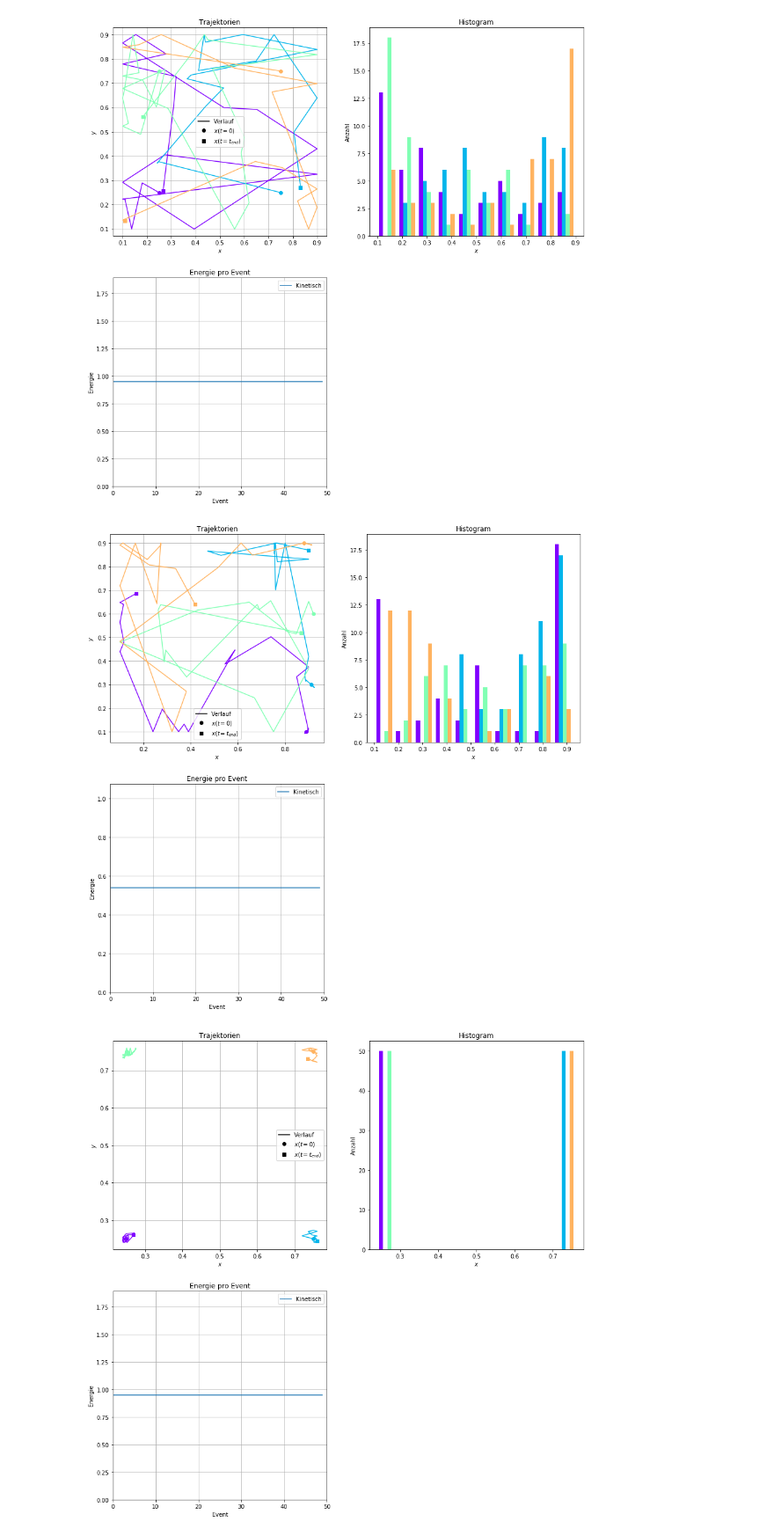
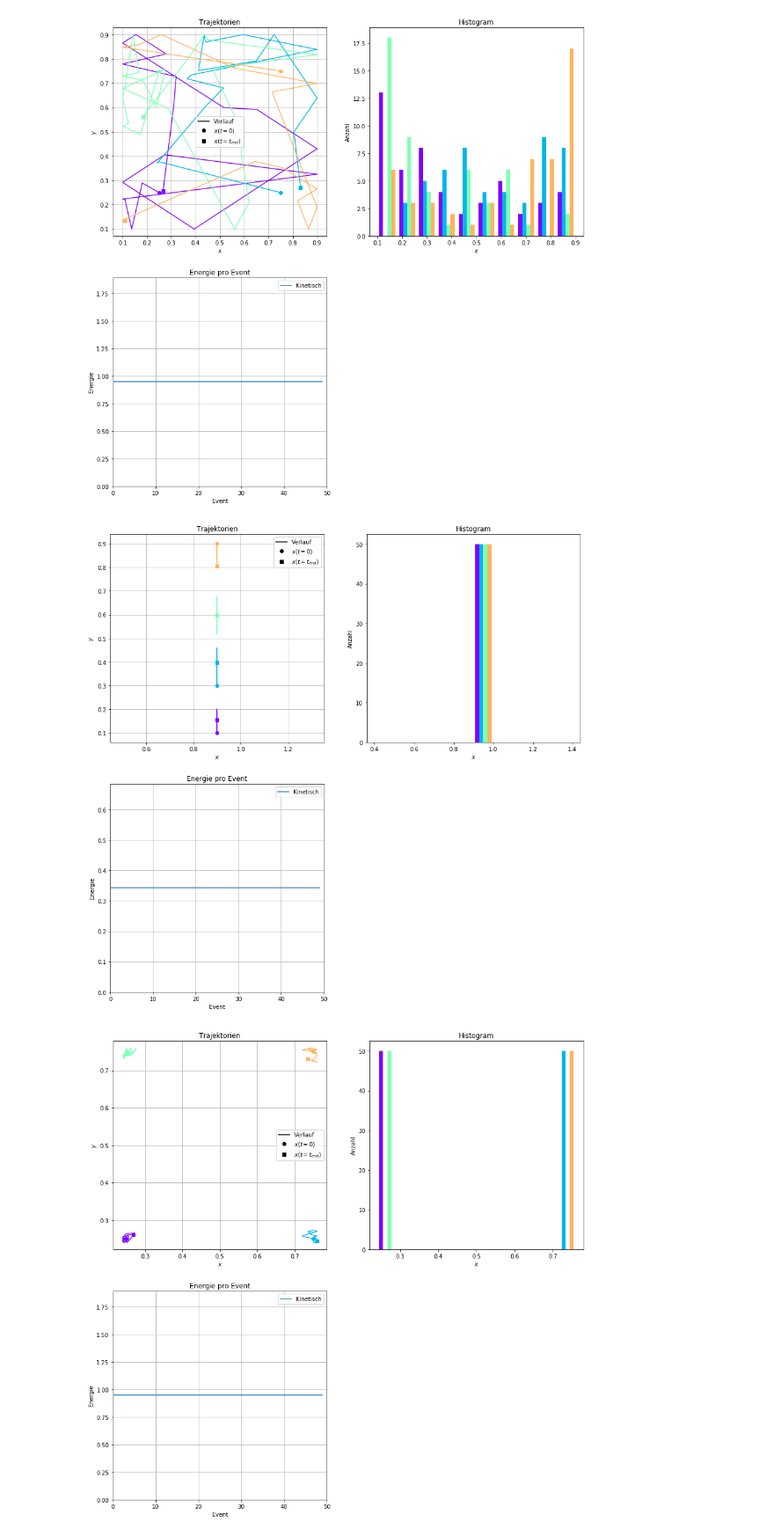
Before and after one commit to darenegade/modellbildung, a Jupyter notebook: Abgabe 4/Abgabe 4.ipynb, the cells around one changed output. Shown at 88% size. Cells and saved outputs as stored; diff of their text form; code cells hidden in the pictures.

```diff
--- a/Abgabe 4/Abgabe 4.ipynb
+++ b/Abgabe 4/Abgabe 4.ipynb
@@ -146,14 +149,14 @@ plotMD(xhist, vhist, vkinHist)
 [figure]
 # %%
 pos = [[0.9, 0.1], [0.9, 0.3], [0.9, 0.6], [0.9, 0.9]]
-vel = [[0.1, 0.12], [-0.2, 0.18], [0.3, -0.79], [0, 0.1177]]
+vel = [[0, 0.12], [0, 0.18], [0, -0.79], [0, 0.1177]]
 sigma = 0.1
 n_events = 50
 xhist, vhist, vkinHist  = run(pos, vel, sigma, n_events)
 
 plotMD(xhist, vhist, vkinHist)
 # %% [output]
-[figure, old version]
+[figure, new version]
 # %%
 pos = [[0.25, 0.25], [0.75, 0.25], [0.25, 0.75], [0.75, 0.75]]
 vel = [[-0.21, 0.12], [-0.71, 0.18], [-0.23, -0.79], [-0.78, 0.1177]]
```
Also changed, not shown: parts of 9 cells of this notebook.
